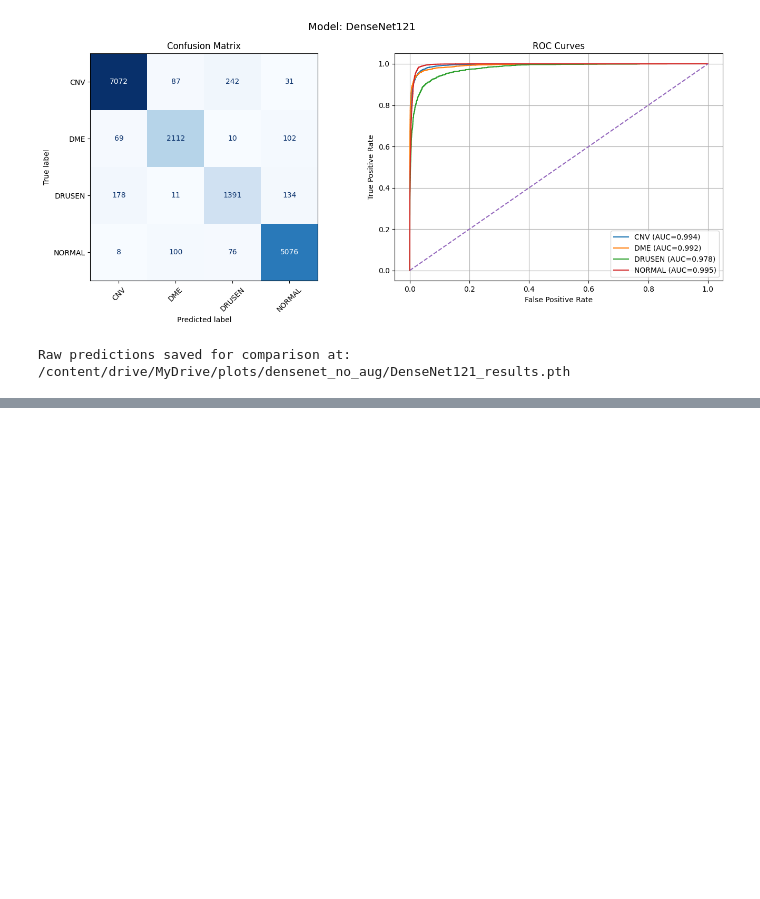
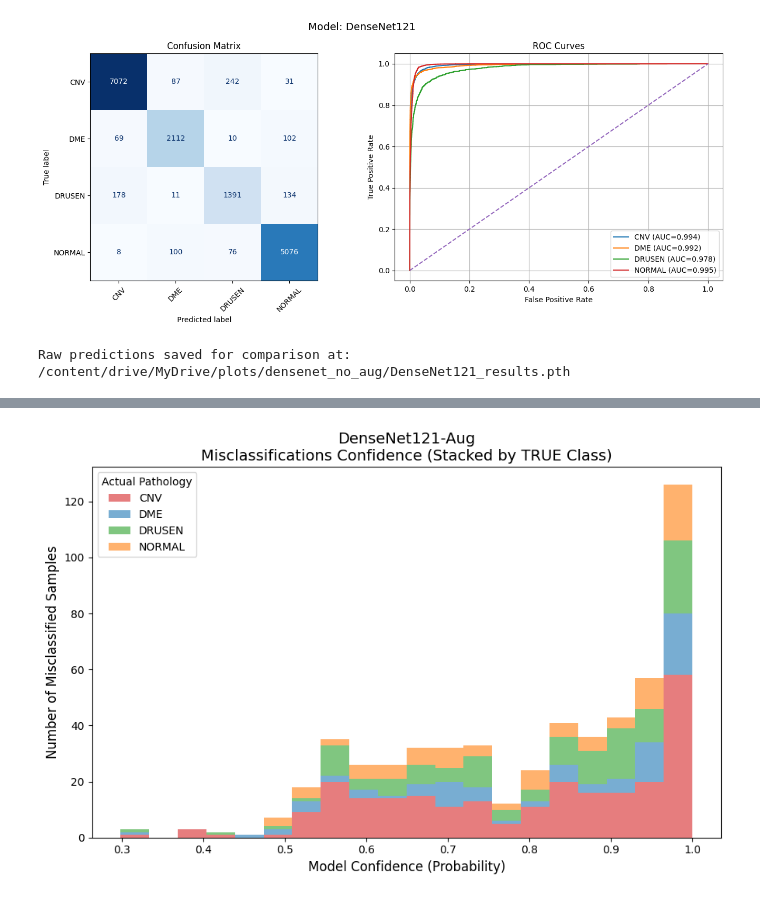
Before and after one commit to ManosGitProject/oct_retinal_classification_hackathon_v1, a Jupyter notebook: 03_Evaluation_Test_Data.ipynb, the cells around one changed output, grey strips where cells are left out. Cells and saved outputs as stored; diff of their text form; code cells hidden in the pictures; blank space fills up the shorter version.

```diff
--- a/03_Evaluation_Test_Data.ipynb
+++ b/03_Evaluation_Test_Data.ipynb
@@ -350,0 +481,26 @@ weighted avg       0.94      0.94      0.94     16699
+# %%
+# Stacked Histogram: Confidence grouped by TRUE CLASS
+# This shows exactly which actual diseases the model is missing confidently
+incorrect_conf_by_true_class = [
+    pred_conf[(gold_labels == i) & (~correct)]
+    for i in range(len(class_names))
+]
+
+plt.figure(figsize=(9, 6))
+plt.hist(
+    incorrect_conf_by_true_class,
+    bins=20,
+    stacked=True,
+    color=class_colors,
+    label=class_names,
+    alpha=0.6
+)
+plt.xlabel("Model Confidence (Probability)", fontsize=12)
+plt.ylabel("Number of Misclassified Samples", fontsize=12)
+plt.title("DenseNet121-Aug\nMisclassifications Confidence (Stacked by TRUE Class)", fontsize=14)
+plt.legend(title="Actual Pathology")
+plt.tight_layout()
+plt.savefig(f"{path_plots}/confidence_stacked_true_class.png", dpi=300)
+plt.show()
+# %% [output]
+[figure, added]
```
Also changed, not shown: parts of 29 cells of this notebook, 1 other file.
